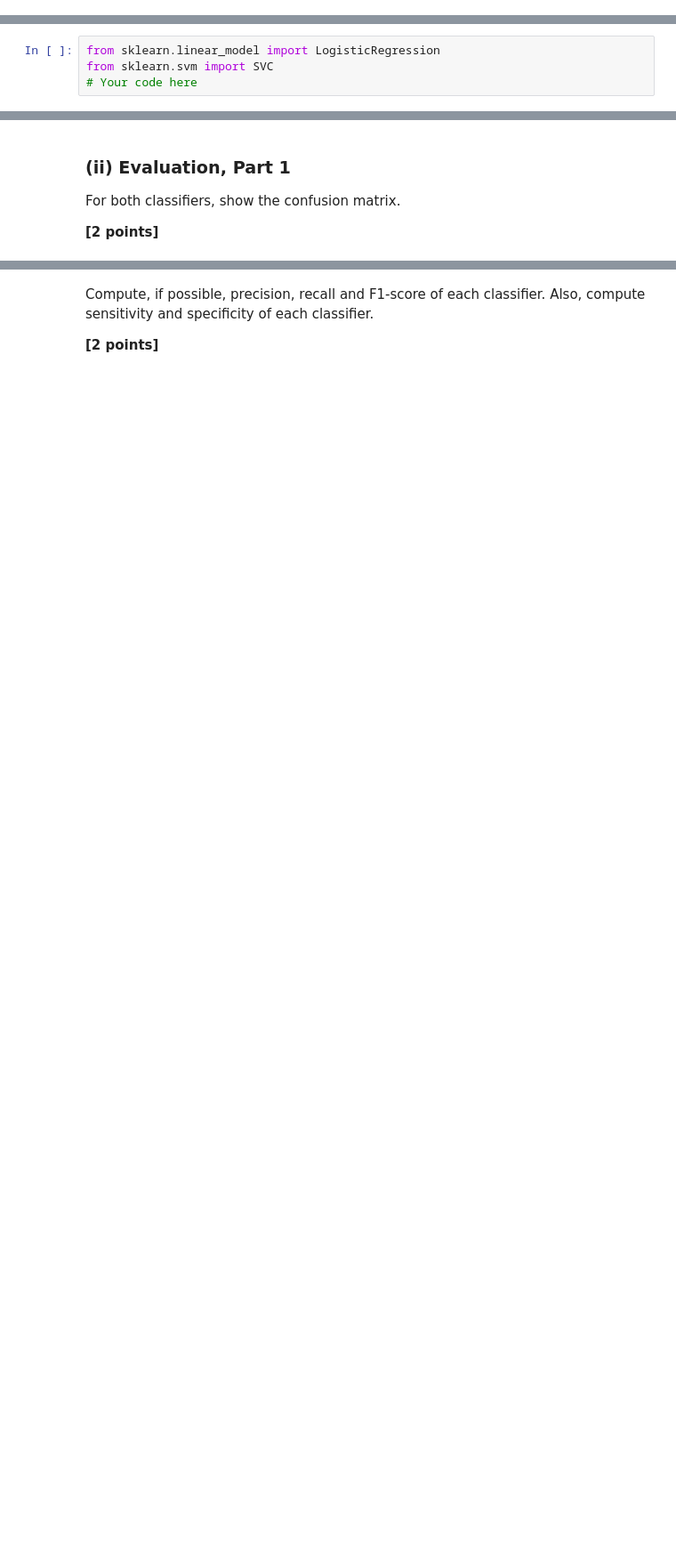
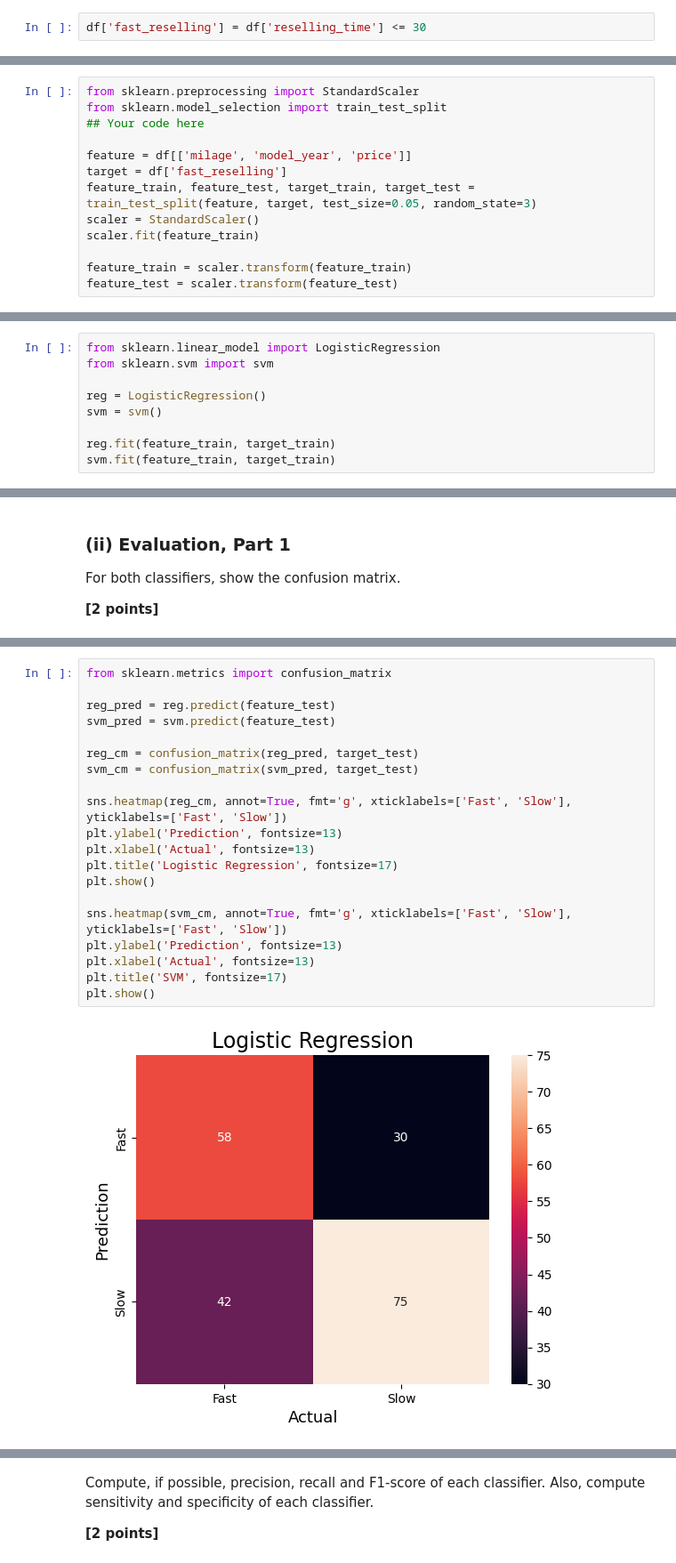
Before and after one commit to Floyden/IDS1, a Jupyter notebook: IDS_WS23_Assignment_part_1-student_updated.ipynb, the cells around one changed output, grey strips where cells are left out. Shown at 89% size. Saved outputs shown, nothing was run; the diff lists cells and outputs as text; blank space fills up the shorter version.

```diff
--- a/IDS_WS23_Assignment_part_1-student_updated.ipynb
+++ b/IDS_WS23_Assignment_part_1-student_updated.ipynb
@@ -857,3 +1020,5 @@ Use the column *reselling_time* to define a binary categorical (boolean) feature
+# %%
+df['fast_reselling'] = df['reselling_time'] <= 30
 # %% [markdown]
 ### (ii) Sensitivity and Specificity
 
@@ -881,3 +1042,16 @@ from sklearn.model_selection import train_test_split
+# %%
+from sklearn.preprocessing import StandardScaler
+from sklearn.model_selection import train_test_split
+## Your code here
+
+feature = df[['milage', 'model_year', 'price']]
+target = df['fast_reselling']
+feature_train, feature_test, target_train, target_test = train_test_split(feature, target, test_size=0.05, random_state=3)
+scaler = StandardScaler()
+scaler.fit(feature_train)
+
+feature_train = scaler.transform(feature_train)
+feature_test = scaler.transform(feature_test)
 # %% [markdown]
 ## (b) Classifiers **[10 points]**
 # %% [markdown]
@@ -890,5 +1064,10 @@ Train two classifiers:
  **[1 point]**
 # %%
 from sklearn.linear_model import LogisticRegression
-from sklearn.svm import SVC
-# Your code here
+from sklearn.svm import svm
+
+reg = LogisticRegression()
+svm = svm()
+
+reg.fit(feature_train, target_train)
+svm.fit(feature_train, target_train)
@@ -902,0 +1082,22 @@ For both classifiers, show the confusion matrix.
+# %%
+from sklearn.metrics import confusion_matrix
+
+reg_pred = reg.predict(feature_test)
+svm_pred = svm.predict(feature_test)
+
+reg_cm = confusion_matrix(reg_pred, target_test)
+svm_cm = confusion_matrix(svm_pred, target_test)
+
+sns.heatmap(reg_cm, annot=True, fmt='g', xticklabels=['Fast', 'Slow'], yticklabels=['Fast', 'Slow'])
+plt.ylabel('Prediction', fontsize=13)
+plt.xlabel('Actual', fontsize=13)
+plt.title('Logistic Regression', fontsize=17)
+plt.show()
+
+sns.heatmap(svm_cm, annot=True, fmt='g', xticklabels=['Fast', 'Slow'], yticklabels=['Fast', 'Slow'])
+plt.ylabel('Prediction', fontsize=13)
+plt.xlabel('Actual', fontsize=13)
+plt.title('SVM', fontsize=17)
+plt.show()
+# %% [output]
+[figure, added]
```
Also changed, not shown: parts of 37 cells of this notebook.
